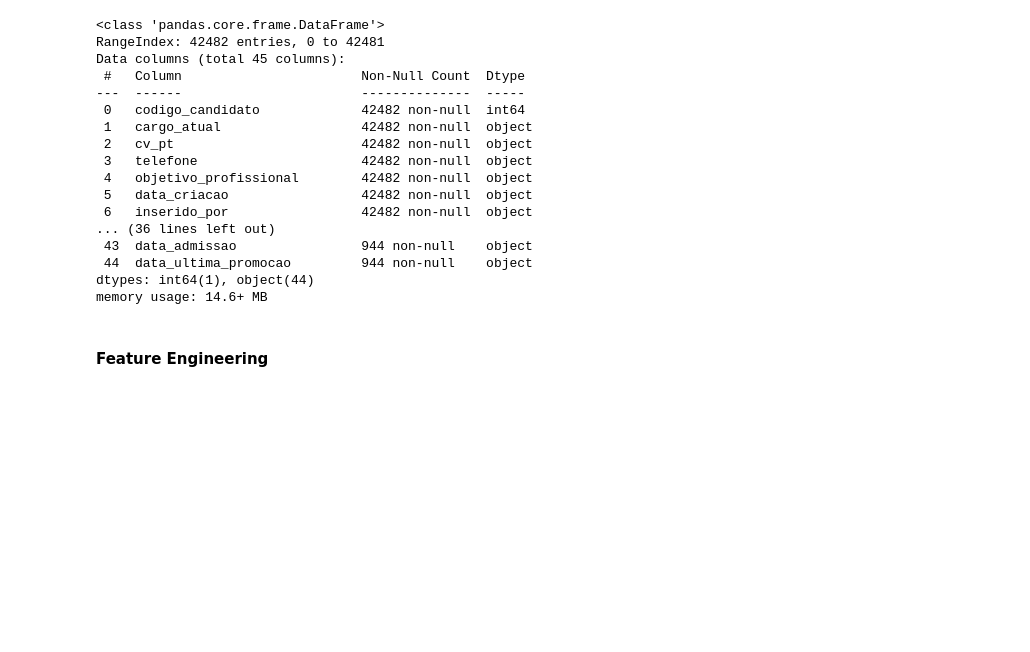
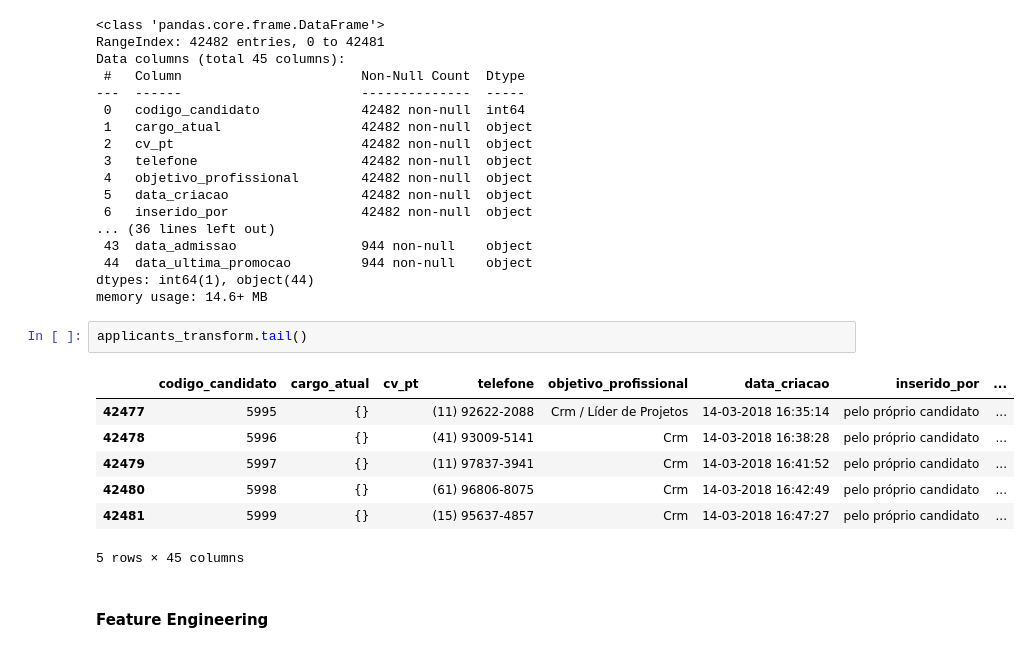
Before and after one commit to douglasVitoriano/pos-tech-fiap-datathon, a Jupyter notebook: datathon.ipynb, the cells around one changed output. Drawn from its saved outputs; the diff is of its cells as text; blank space fills up the shorter version.

```diff
--- a/datathon.ipynb
+++ b/datathon.ipynb
@@ -945,6 +945,16 @@ Data columns (total 45 columns):
  44  data_ultima_promocao         944 non-null    object
 dtypes: int64(1), object(44)
 memory usage: 14.6+ MB
+# %%
+applicants_transform.tail()
+# %% [output]
+|  | codigo_candidato | cargo_atual | cv_pt | telefone | objetivo_profissional | data_criacao | inserido_por | ... |
+| 42477 | 5995 | {} |  | (11) 92622-2088 | Crm / Líder de Projetos | 14-03-2018 16:35:14 | pelo próprio candidato | ... |
+| 42478 | 5996 | {} |  | (41) 93009-5141 | Crm | 14-03-2018 16:38:28 | pelo próprio candidato | ... |
+| 42479 | 5997 | {} |  | (11) 97837-3941 | Crm | 14-03-2018 16:41:52 | pelo próprio candidato | ... |
+| 42480 | 5998 | {} |  | (61) 96806-8075 | Crm | 14-03-2018 16:42:49 | pelo próprio candidato | ... |
+| 42481 | 5999 | {} |  | (15) 95637-4857 | Crm | 14-03-2018 16:47:27 | pelo próprio candidato | ... |
+5 rows × 45 columns
 # %% [markdown]
 #### Feature Engineering
 # %%
```
Also changed, not shown: 3 other files.
